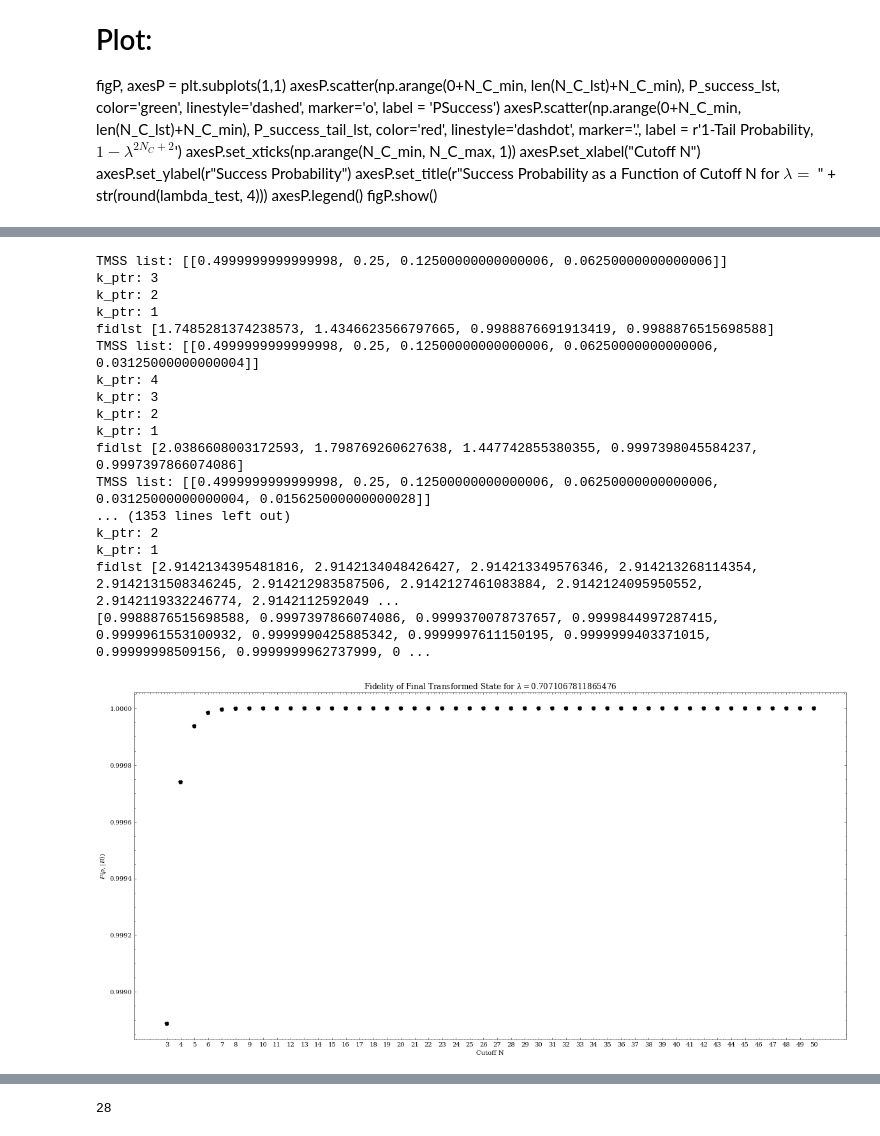
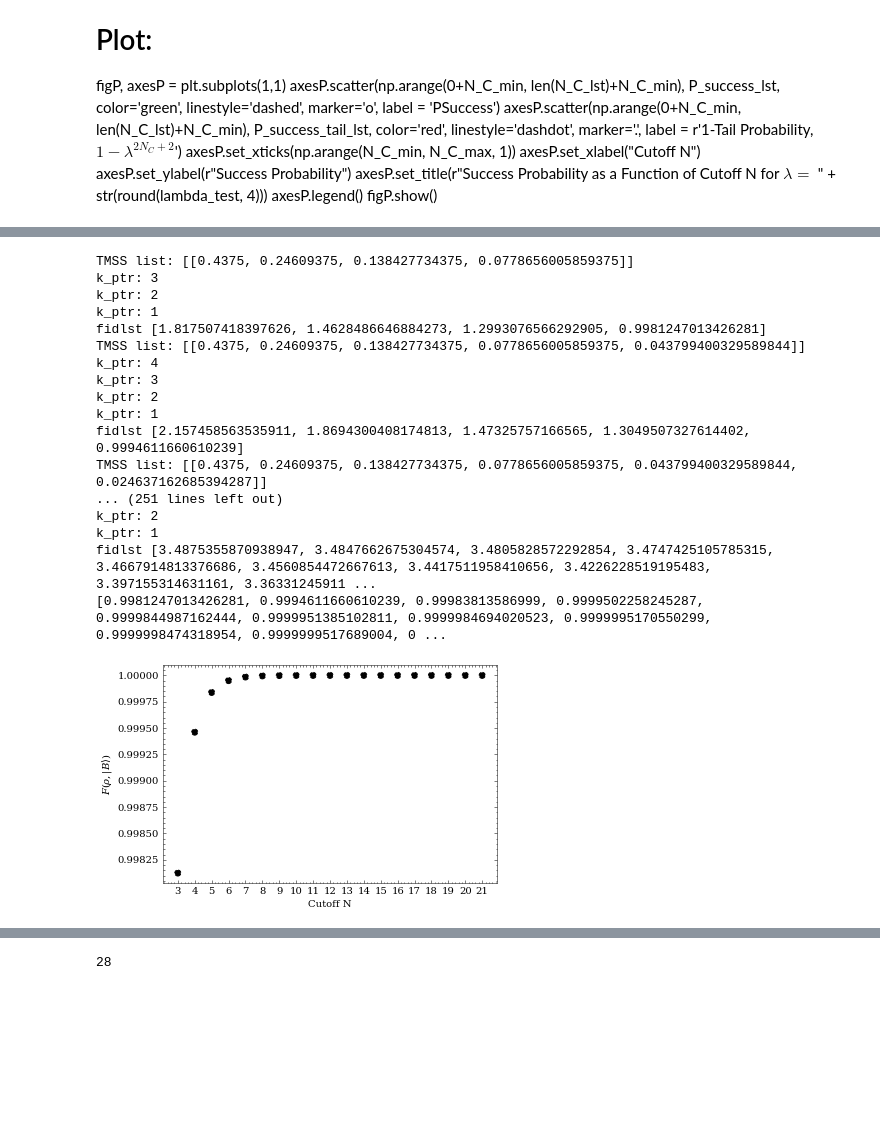
Before and after one commit to Ruchir555/State-Transfer-between-CV-Bosonic-Modes-and-Qubits, a Jupyter notebook: T_parameter_finder.ipynb, the cells around one changed output, grey strips where cells are left out. Drawn from its saved outputs; the diff is of its cells as text; code cells hidden in the pictures; blank space fills up the shorter version.

```diff
--- a/T_parameter_finder.ipynb
+++ b/T_parameter_finder.ipynb
@@ -1793,0 +1864,39 @@ normlst [4.680136028531632, 4.678914944797384, 4.677077434707172, 4.674710935967
+# %%
+# Combined entanglement entropy for various lambda
+
+Lamb_List = [0.75, 0.85, 0.9, 0.95]
+N_C_lst_holder = []
+final_entanglement_entropy_lst_holder = []  #list of lists holding (final_entanglement_entropy_lst) lists
+
+for lamb_tst in Lamb_List:
+  Lamb_TST =lamb_tst
+  N_C_LST = np.arange(find_Transition_N(Lamb_TST) + 1, find_Transition_N(Lamb_TST)+20, 1)
+  final_entanglement_entropy_lst = [] #store entanglement entropy at last step
+
+  for k in range(0,len(N_C_LST)):
+    TMSS_norm_lst = []  #initialize
+    entanglement_entropy_lst_norm = [] #initialize
+    TMSS_list_k, PFail_k, P_success_k = quantum_protocol(Lamb_TST, N_C_LST[k])
+    for idx, lst in enumerate(TMSS_list_k):
+      N_norm = sum_arr_till_index(lst, len(lst)) #compute the norm at each step
+      TMSS_norm_lst = [i/N_norm for i in lst] #normalized TMSS_list by dividing by 1/N^2
+      entanglement_entropy_lst_norm.append(entanglement_entropy_schmidt_form(TMSS_norm_lst))  #norm-adjusted entanglement entropy
+    print('normlst', entanglement_entropy_lst_norm)
+    final_entanglement_entropy_lst.append(entanglement_entropy_lst_norm[-1])
+  N_C_lst_holder.append(N_C_LST)
+  final_entanglement_entropy_lst_holder.append(final_entanglement_entropy_lst)
+  print(final_entanglement_entropy_lst)
+  print(final_entanglement_entropy_lst_holder)
+
+
+# Plot
+colors_lst = ['red', 'green', 'blue', 'black']
+fig, ax = plt.subplots(1,1)
+for idx, lst in enumerate(final_entanglement_entropy_lst_holder):
+  ax.scatter(N_C_lst_holder[idx], final_entanglement_entropy_lst_holder[idx], color = colors_lst[idx], linestyle = 'dashed', marker = 'o', label = r'$\lambda= $' + str(Lamb_List[idx]))
+# ax.set_xticks(np.arange(N_C_LST[0], N_C_LST[-1]+1, 1))
+ax.set_xlabel("Cutoff N")
+ax.set_ylabel(r"$S(\rho)$")
+ax.legend()
+# ax.set_title(r"Entanglement Entropy of Final Transformed State for $\lambda = $" + str(Lamb_TST))
+fig.show()
@@ -1807,47 +1935,47 @@ def fidelity_schmidt_form(vec): #takes in a vector of schmidt coefficients (lamb
   return fidelity
 
 
-Lamb_FTST = 2**(-1/2)#0.75
-N_C_FLST = np.arange(find_Transition_N(Lamb_FTST) + 1, 51, 1)
+Lamb_FTST = 0.75 #2**(-1/2)#0.75
+N_C_FLST = np.arange(find_Transition_N(Lamb_FTST) + 1, find_Transition_N(Lamb_FTST)+20, 1)
 fidelity_lst = [] #store fidelity at last step
 
 for k in range(0,len(N_C_FLST)):
   TMSS_norm_lst = []  #initialize
   fidelity_lst_norm = [] #initialize
   TMSS_list_k, PFail_k, P_success_k = quantum_protocol(Lamb_FTST, N_C_FLST[k])
   for idx, lst in enumerate(TMSS_list_k):
     N_norm = sum_arr_till_index(lst, len(lst)) #compute the norm at each step
     TMSS_norm_lst = [i/N_norm for i in lst] #normalized TMSS_list by dividing by 1/N^2
     fidelity_lst_norm.append(fidelity_schmidt_form(TMSS_norm_lst))  #norm-adjusted fidelity
   print('fidlst', fidelity_lst_norm)
   fidelity_lst.append(fidelity_lst_norm[-1])
 print(fidelity_lst)
 
 
 # Plot
 fig, ax = plt.subplots(1,1)
 ax.scatter(N_C_FLST, fidelity_lst, color = 'black', linestyle = 'dashed', marker = 'o')
 ax.set_xticks(np.arange(N_C_FLST[0], N_C_FLST[-1]+1, 1))
 ax.set_xlabel("Cutoff N")
 ax.set_ylabel(r"$F(\rho, |B\rangle)$")
-ax.set_title(r"Fidelity of Final Transformed State for $\lambda = $" + str(Lamb_FTST))
+# ax.set_title(r"Fidelity of Final Transformed State for $\lambda = $" + str(Lamb_FTST))
 fig.show()
 # %% [output]
-TMSS list: [[0.4999999999999998, 0.25, 0.12500000000000006, 0.06250000000000006]]
+TMSS list: [[0.4375, 0.24609375, 0.138427734375, 0.0778656005859375]]
 k_ptr: 3
 k_ptr: 2
 k_ptr: 1
-fidlst [1.7485281374238573, 1.4346623566797665, 0.9988876691913419, 0.9988876515698588]
-TMSS list: [[0.4999999999999998, 0.25, 0.12500000000000006, 0.06250000000000006, 0.03125000000000004]]
+fidlst [1.817507418397626, 1.4628486646884273, 1.2993076566292905, 0.9981247013426281]
+TMSS list: [[0.4375, 0.24609375, 0.138427734375, 0.0778656005859375, 0.043799400329589844]]
 k_ptr: 4
 k_ptr: 3
 k_ptr: 2
 k_ptr: 1
-fidlst [2.0386608003172593, 1.798769260627638, 1.447742855380355, 0.9997398045584237, 0.9997397866074086]
-TMSS list: [[0.4999999999999998, 0.25, 0.12500000000000006, 0.06250000000000006, 0.03125000000000004, 0.015625000000000028]]
-... (1353 lines left out)
+fidlst [2.157458563535911, 1.8694300408174813, 1.47325757166565, 1.3049507327614402, 0.9994611660610239]
+TMSS list: [[0.4375, 0.24609375, 0.138427734375, 0.0778656005859375, 0.043799400329589844, 0.024637162685394287]]
+... (251 lines left out)
 k_ptr: 2
 k_ptr: 1
-fidlst [2.9142134395481816, 2.9142134048426427, 2.914213349576346, 2.914213268114354, 2.9142131508346245, 2.914212983587506, 2.9142127461083884, 2.9142124095950552, 2.9142119332246774, 2.9142112592049 ...
-[0.9988876515698588, 0.9997397866074086, 0.9999370078737657, 0.9999844997287415, 0.9999961553100932, 0.9999990425885342, 0.9999997611150195, 0.9999999403371015, 0.99999998509156, 0.9999999962737999, 0 ...
+fidlst [3.4875355870938947, 3.4847662675304574, 3.4805828572292854, 3.4747425105785315, 3.4667914813376686, 3.4560854472667613, 3.4417511958410656, 3.4226228519195483, 3.397155314631161, 3.36331245911 ...
+[0.9981247013426281, 0.9994611660610239, 0.99983813586999, 0.9999502258245287, 0.9999844987162444, 0.9999951385102811, 0.9999984694020523, 0.9999995170550299, 0.9999998474318954, 0.9999999517689004, 0 ...
-[figure, old version]
+[figure, new version]
```
Also changed, not shown: parts of 21 cells of this notebook.
